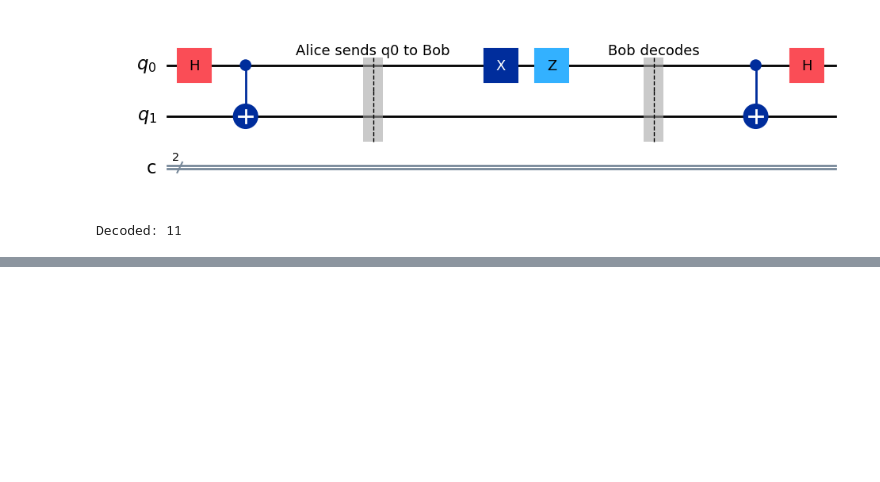
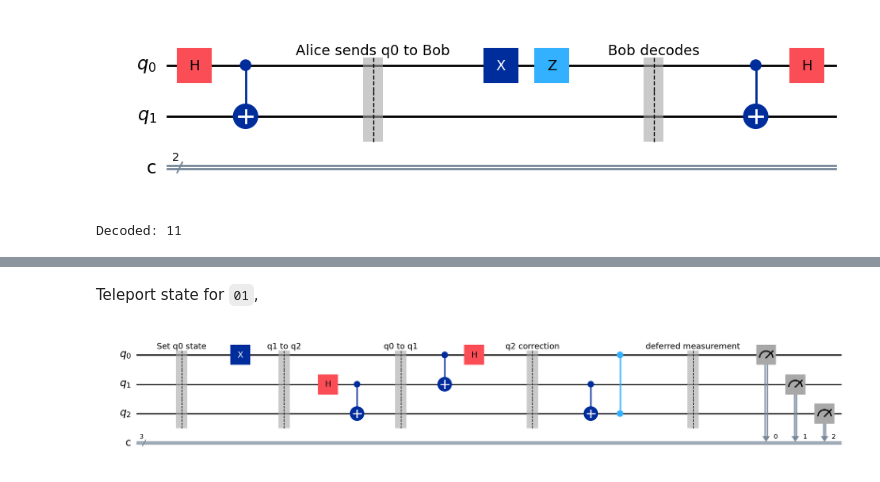
Before and after one commit to oooookk7/Quantum-Computing-with-Qiskit, a Jupyter notebook: 01-teleportation.ipynb, the cells around one changed output, grey strips where cells are left out. Drawn from its saved outputs; the diff is of its cells as text; code cells hidden in the pictures; blank space fills up the shorter version.

```diff
--- a/01-teleportation.ipynb
+++ b/01-teleportation.ipynb
@@ -383,0 +526,8 @@ Decoded: 11
+# %% [markdown]
+Teleport state for `01`,
+# %%
+qt = QuantumTeleportation('01')
+qt.teleport()
+qt.qc.draw("mpl")
+# %% [output]
+[figure, added]
```
Also changed, not shown: parts of 17 cells of this notebook.
